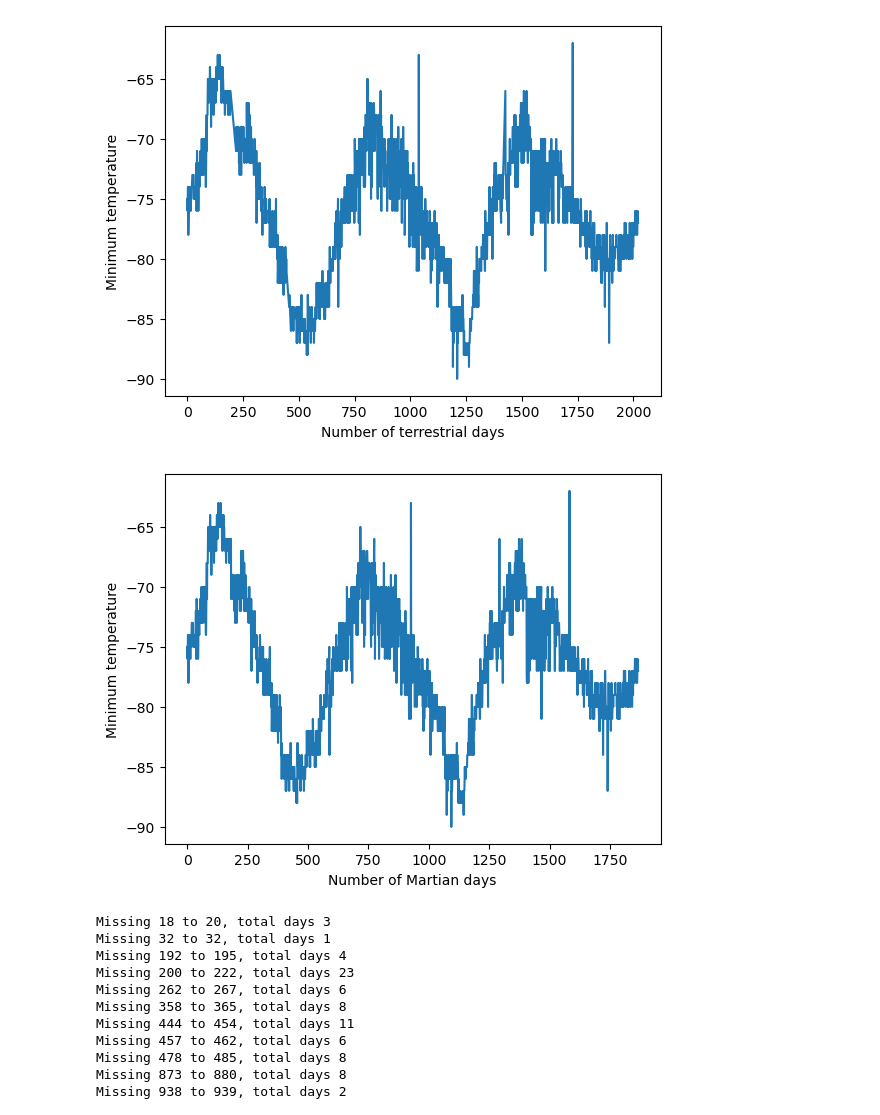
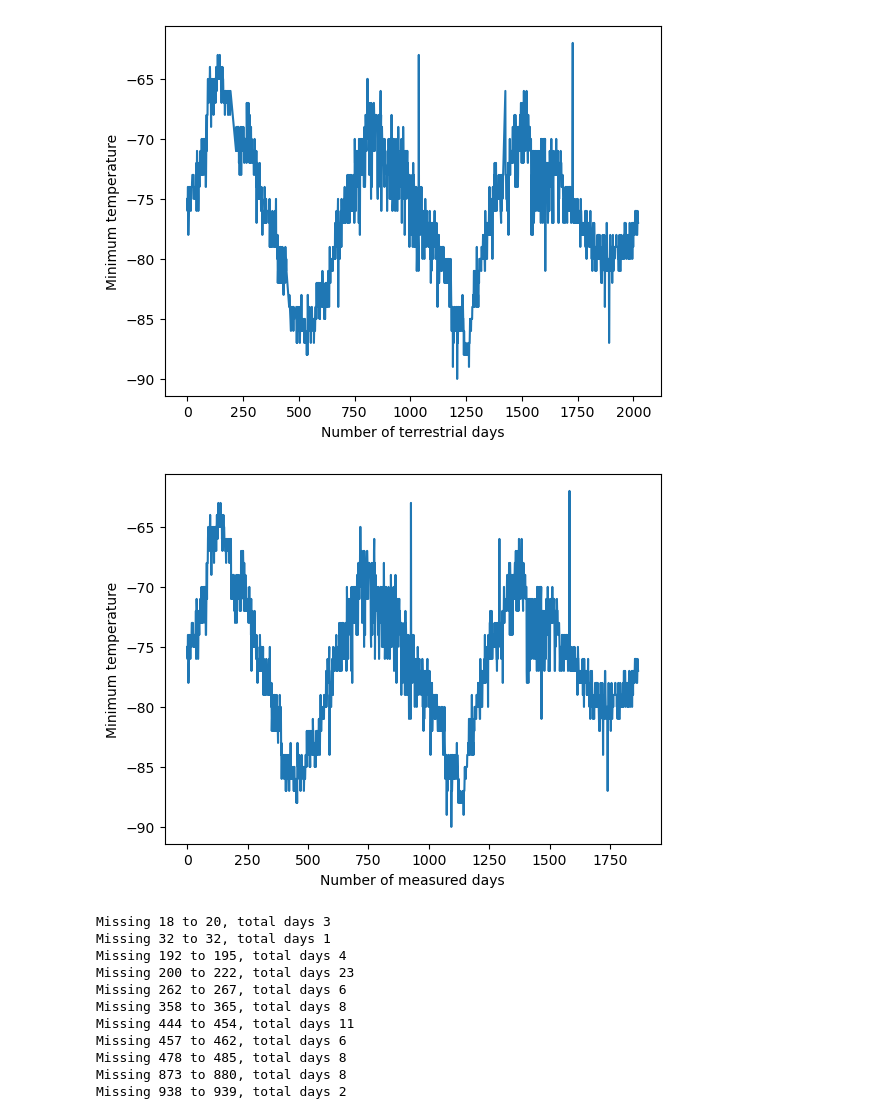
Before and after one commit to GingerAvalanche/module-11-challenge, a Jupyter notebook: Starter_Code/part_2_mars_weather.ipynb, the cells around one changed output. Cells and saved outputs as stored; diff of their text form; code cells hidden in the pictures.

Commit message:
Small correction to graph axis label

```diff
--- a/Starter_Code/part_2_mars_weather.ipynb
+++ b/Starter_Code/part_2_mars_weather.ipynb
@@ -227,12 +227,12 @@ plt.show()
 # %%
 # Leaving this original one here for the sake of argument - it plots them against measurement number, which matches neither Earth day nor Martian day
 # 5. How many terrestrial (earth) days are there in a Martian year?
 ax = df.reset_index(names="row").plot.line("row", "min_temp", legend=False)
-ax.set_xlabel("Number of Martian days")
+ax.set_xlabel("Number of measured days")
 ax.set_ylabel("Minimum temperature")
 plt.show()
 # %% [output]
-[figure, old version]
+[figure, new version]
 # %%
 last = 9
 total_breakdowns = 0
```
